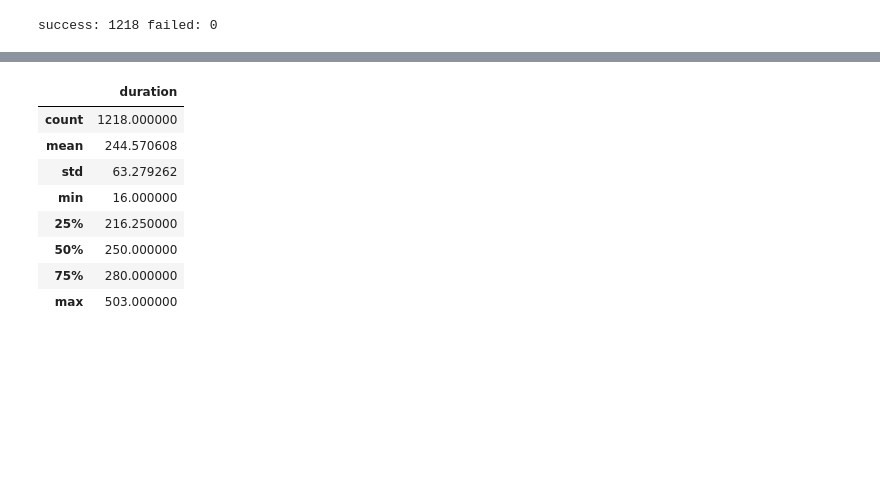
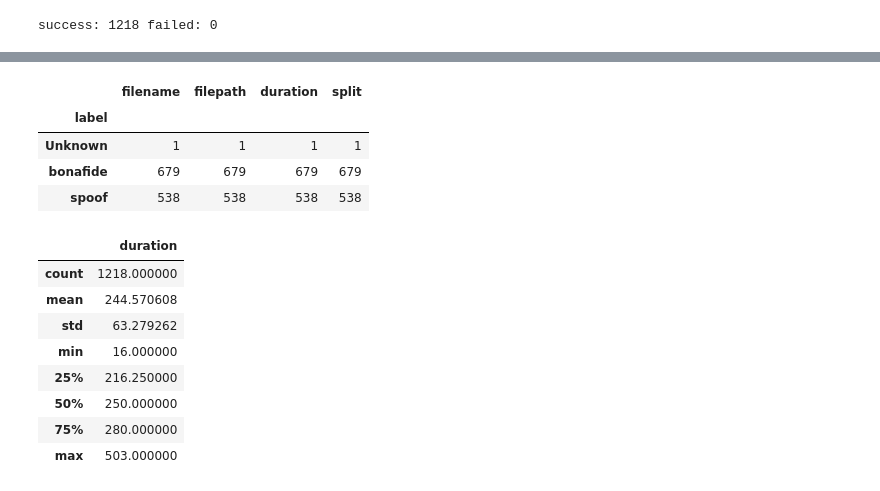
Before and after one commit to jkusnierz01/SVDD, a Jupyter notebook: notebooks/singfake.ipynb, the cells around one changed output, grey strips where cells are left out. Cells and saved outputs as stored; diff of their text form; code cells hidden in the pictures; blank space fills up the shorter version.

```diff
--- a/notebooks/singfake.ipynb
+++ b/notebooks/singfake.ipynb
@@ -49,3 +163,15 @@ failed_df = pd.DataFrame(failed, columns=["filepath", "error"])
 print("success:", len(df), "failed:", len(failed_df))
 # %% [output]
 success: 1218 failed: 0
+# %%
+def extract_info(row):
+    parts = row['filename'].split('_')
+    split = parts[0] if len(parts) > 1 else 'Unknown'
+    label = 'bonafide' if 'bonafide' in row['filename'].lower() else (
+        'spoof' if 'spoof' in row['filename'].lower() else 'Unknown'
+    )
+    return pd.Series({'split': split, 'label': label})
+
+df[['split', 'label']] = df.apply(extract_info, axis=1)
+count_df = df.groupby(['split', 'label']).size().reset_index(name='count')
+print(count_df)
@@ -52,3 +191,11 @@ success: 1218 failed: 0
+# %%
+df.groupby(['label']).count()
+# %% [output]
+|  | filename | filepath | duration | split |
+| label |  |  |  |  |
+| Unknown | 1 | 1 | 1 | 1 |
+| bonafide | 679 | 679 | 679 | 679 |
+| spoof | 538 | 538 | 538 | 538 |
 # %%
 df.describe()
 # %% [output]
```
Also changed, not shown: parts of 13 cells of this notebook, 25 other files.
